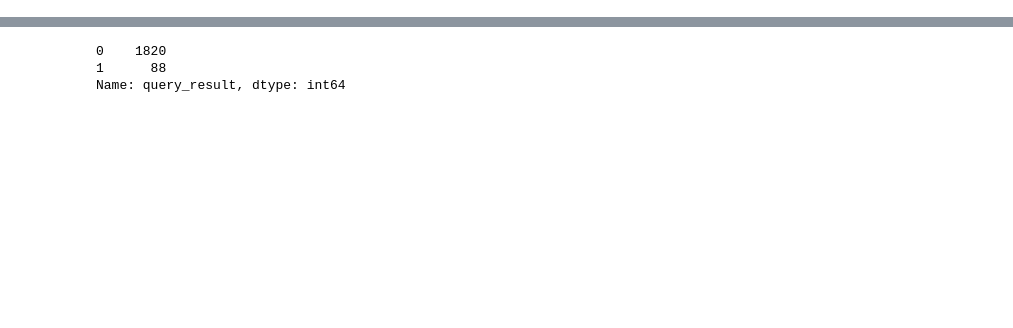
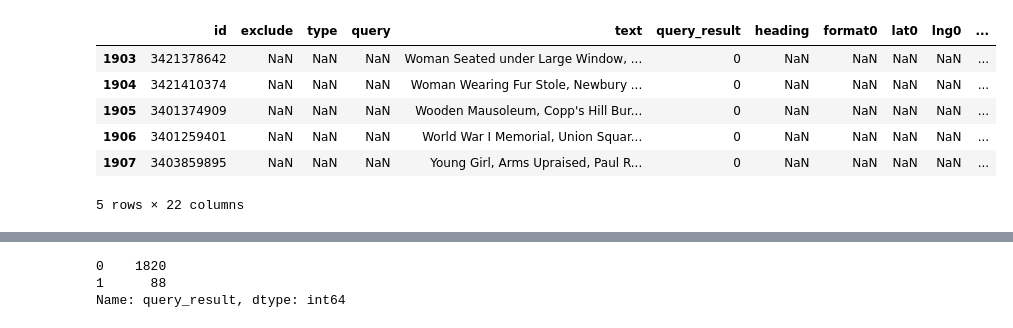
Before and after one commit to brian-ho/IDEP, a Jupyter notebook: Geocode.ipynb, the cells around one changed output, grey strips where cells are left out. Saved outputs shown, nothing was run; the diff lists cells and outputs as text; code cells hidden in the pictures; blank space fills up the shorter version.

Commit message:
Updated geocode results.

```diff
--- a/Geocode.ipynb
+++ b/Geocode.ipynb
@@ -4,6 +4,15 @@ import requests
 import time
 # %%
 data = pd.read_csv('data/kl_geocode_0.csv', index_col="Unnamed: 0")
+data.tail()
+# %% [output]
+|  | id | exclude | type | query | text | query_result | heading | format0 | lat0 | lng0 | ... |
+| 1903 | 3421378642 | NaN | NaN | NaN | Woman Seated under Large Window, ... | 0 | NaN | NaN | NaN | NaN | ... |
+| 1904 | 3421410374 | NaN | NaN | NaN | Woman Wearing Fur Stole, Newbury ... | 0 | NaN | NaN | NaN | NaN | ... |
+| 1905 | 3401374909 | NaN | NaN | NaN | Wooden Mausoleum, Copp's Hill Bur... | 0 | NaN | NaN | NaN | NaN | ... |
+| 1906 | 3401259401 | NaN | NaN | NaN | World War I Memorial, Union Squar... | 0 | NaN | NaN | NaN | NaN | ... |
+| 1907 | 3403859895 | NaN | NaN | NaN | Young Girl, Arms Upraised, Paul R... | 0 | NaN | NaN | NaN | NaN | ... |
+5 rows × 22 columns
 # %%
 # data['query_result'] = 0
 
```
Also changed, not shown: parts of 6 cells of this notebook, 4 other files.
